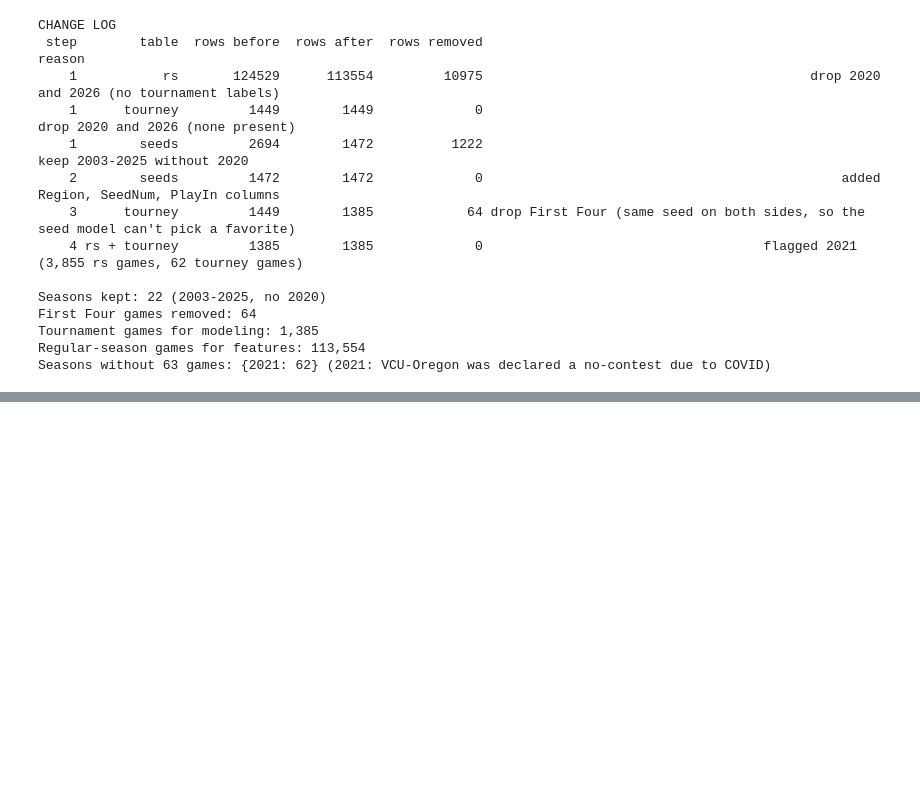
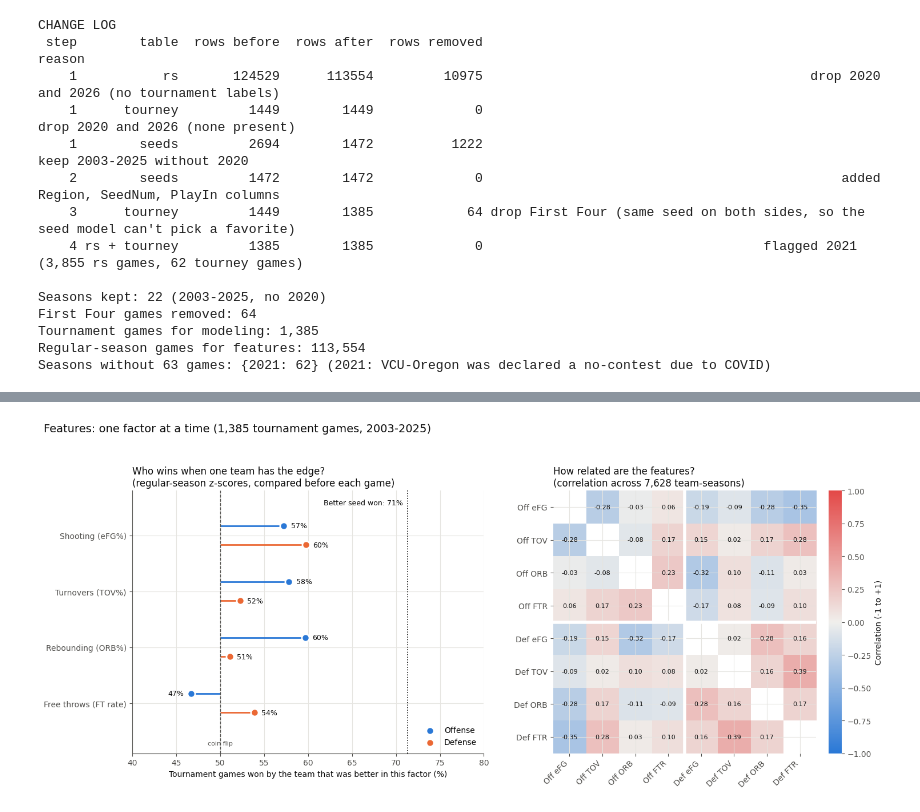
Before and after one commit to codeKrantz/AI-2010-FINAL-Project, a Jupyter notebook: NCAA_Tournament_Prediction.ipynb, the cells around one changed output, grey strips where cells are left out. Cells and saved outputs as stored; diff of their text form; code cells hidden in the pictures; blank space fills up the shorter version.

```diff
--- a/NCAA_Tournament_Prediction.ipynb
+++ b/NCAA_Tournament_Prediction.ipynb
@@ -445,0 +611,95 @@ Seasons without 63 games: {2021: 62} (2021: VCU-Oregon was declared a no-contest
+# %%
+#@title Visualize the features
+import numpy as np
+import matplotlib.pyplot as plt
+
+BLUE, ORANGE, GRAY = "#2a78d6", "#eb6834", "#b5b3ad"
+INK, MUTED = "#0b0b0b", "#52514e"
+DIVERGING = plt.matplotlib.colors.LinearSegmentedColormap.from_list(
+    "blue_gray_red", ["#2a78d6", "#f0efec", "#e34948"])
+
+FACTOR_NAMES = {"eFG": "Shooting (eFG%)", "TOV": "Turnovers (TOV%)",
+                "ORB": "Rebounding (ORB%)", "FTR": "Free throws (FT rate)"}
+# +1 if a HIGHER value is better for the team, -1 if LOWER is better
+BETTER_IF_HIGHER = {"Off_eFG": 1, "Off_TOV": -1, "Off_ORB": 1, "Off_FTR": 1,
+                    "Def_eFG": -1, "Def_TOV": 1, "Def_ORB": -1, "Def_FTR": -1}
+
+fig, (ax1, ax2) = plt.subplots(1, 2, figsize=(15, 6.5), gridspec_kw={"width_ratios": [1.15, 1]})
+fig.suptitle(f"Features: one factor at a time ({len(matchups):,} tournament games, 2003-2025)",
+             fontsize=14, x=0.01, ha="left", color=INK)
+
+# ---- 1. How often the team that was better in each factor won ----
+def better_team_won(col):
+    edge = matchups[col + "_diff"] * BETTER_IF_HIGHER[col]   # >0 means Team A was better
+    edge = edge[edge != 0]
+    a_won = matchups.loc[edge.index, "Label"] == 1
+    return ((edge > 0) == a_won).mean() * 100
+
+factors = list(FACTOR_NAMES)
+off_rates = [better_team_won("Off_" + f) for f in factors]
+def_rates = [better_team_won("Def_" + f) for f in factors]
+y = np.arange(len(factors))[::-1]
+offset = 0.17
+# Dot plot measured from the 50% coin-flip line (bars would need to start at 0)
+for rates, color, dy, name in ((off_rates, BLUE, offset, "Offense"), (def_rates, ORANGE, -offset, "Defense")):
+    ax1.hlines(y + dy, 50, rates, color=color, linewidth=2)
+    ax1.scatter(rates, y + dy, s=90, color=color, zorder=3, edgecolor="white", linewidth=2, label=name)
+    for yy, r in zip(y + dy, rates):
+        ax1.text(r + (0.8 if r >= 50 else -0.8), yy, f"{r:.0f}%", va="center",
+                 ha="left" if r >= 50 else "right", fontsize=9, color=INK)
+
+seeded = matchups[matchups.SeedDiff != 0]
+seed_rate = ((seeded.SeedDiff < 0) == (seeded.Label == 1)).mean() * 100
+ax1.axvline(seed_rate, color=INK, linewidth=1.2, linestyle=":")
+ax1.text(seed_rate - 0.5, len(factors) - 0.45, f"Better seed won: {seed_rate:.0f}%",
+         fontsize=9, color=INK, ha="right")
+ax1.axvline(50, color=MUTED, linewidth=1, linestyle="--")
+ax1.text(50, -0.75, "coin flip", fontsize=8, color=MUTED, ha="center")
+
+ax1.set_yticks(y, [FACTOR_NAMES[f] for f in factors])
+ax1.set_xlim(40, 80)
+ax1.set_ylim(-0.9, len(factors) - 0.2)
+ax1.set_xlabel("Tournament games won by the team that was better in this factor (%)")
+ax1.set_title("Who wins when one team has the edge?\n(regular-season z-scores, compared before each game)",
+              loc="left", color=INK)
+ax1.legend(frameon=False, loc="lower right")
+for side in ("top", "right"):
+    ax1.spines[side].set_visible(False)
+ax1.grid(axis="x", color="#e6e5e1")
+ax1.set_axisbelow(True)
+
+# ---- 2. Correlation between the 8 features (team-season level) ----
+labels = [c.replace("Off_", "Off ").replace("Def_", "Def ") for c in FACTOR_COLS]
+corr = team_z[FACTOR_COLS].corr()
+shown = corr.values.copy()
+np.fill_diagonal(shown, np.nan)                     # a feature vs itself is always 1.00
+DIVERGING.set_bad("white")
+im = ax2.imshow(shown, cmap=DIVERGING, vmin=-1, vmax=1)
+ax2.set_xticks(range(len(labels)), labels, rotation=45, ha="right")
+ax2.set_yticks(range(len(labels)), labels)
+for i in range(len(labels)):
+    for j in range(len(labels)):
+        if i == j:
+            continue
+        v = corr.values[i, j]
+        ax2.text(j, i, f"{v:.2f}", ha="center", va="center", fontsize=8,
+                 color="white" if abs(v) > 0.6 else INK)
+ax2.axhline(3.5, color="white", linewidth=4)
+ax2.axvline(3.5, color="white", linewidth=4)
+ax2.set_title(f"How related are the features?\n(correlation across {len(team_z):,} team-seasons)",
+              loc="left", color=INK)
+for spine in ax2.spines.values():
+    spine.set_visible(False)
+cb = fig.colorbar(im, ax=ax2, fraction=0.046, pad=0.04)
+cb.set_label("Correlation (-1 to +1)")
+cb.outline.set_visible(False)
+
+fig.tight_layout(rect=(0, 0, 1, 0.94))
+plt.show()
+
+print("Team with the better factor won:")
+print(pd.DataFrame({"Offense %": off_rates, "Defense %": def_rates},
+                   index=[FACTOR_NAMES[f] for f in factors]).round(1).to_string())
+print(f"Better seed won: {seed_rate:.1f}% ({len(seeded):,} games with different seeds)")
+# %% [output]
+[figure, added]
```
Also changed, not shown: parts of 4 cells of this notebook.
